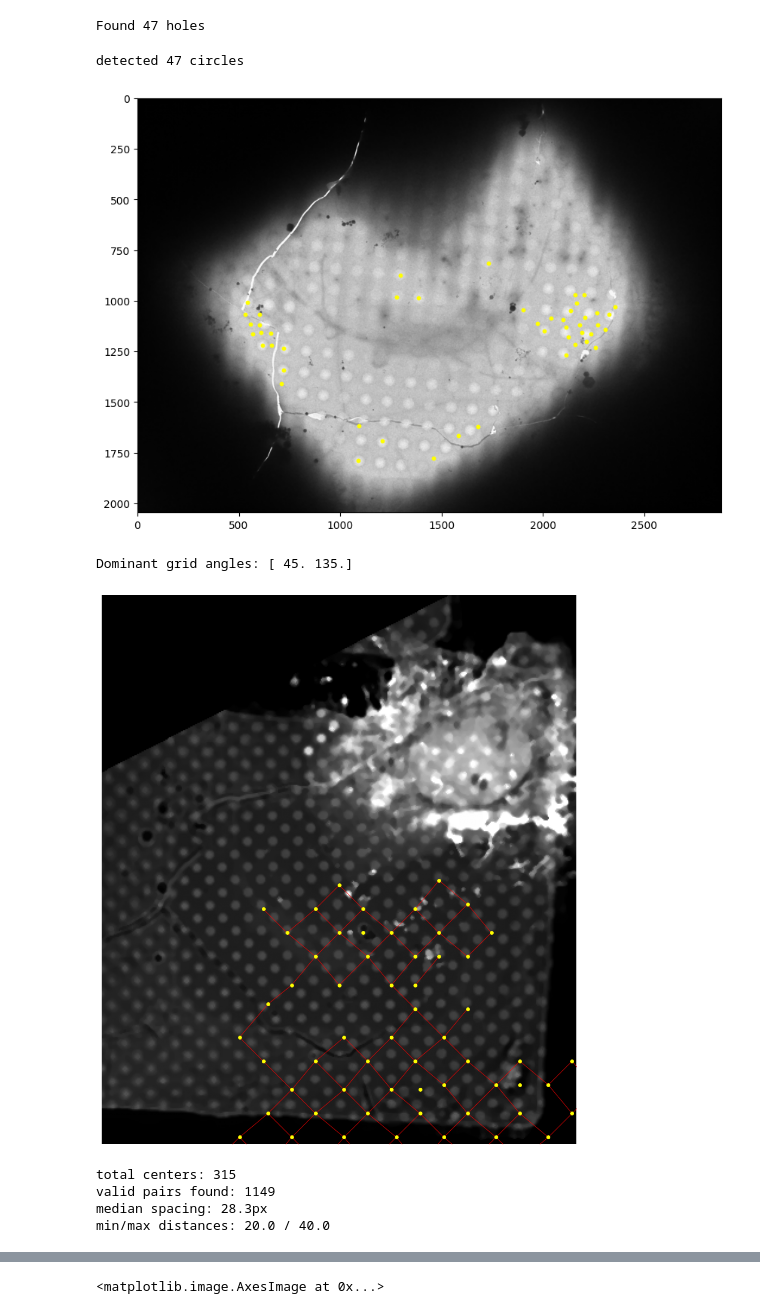
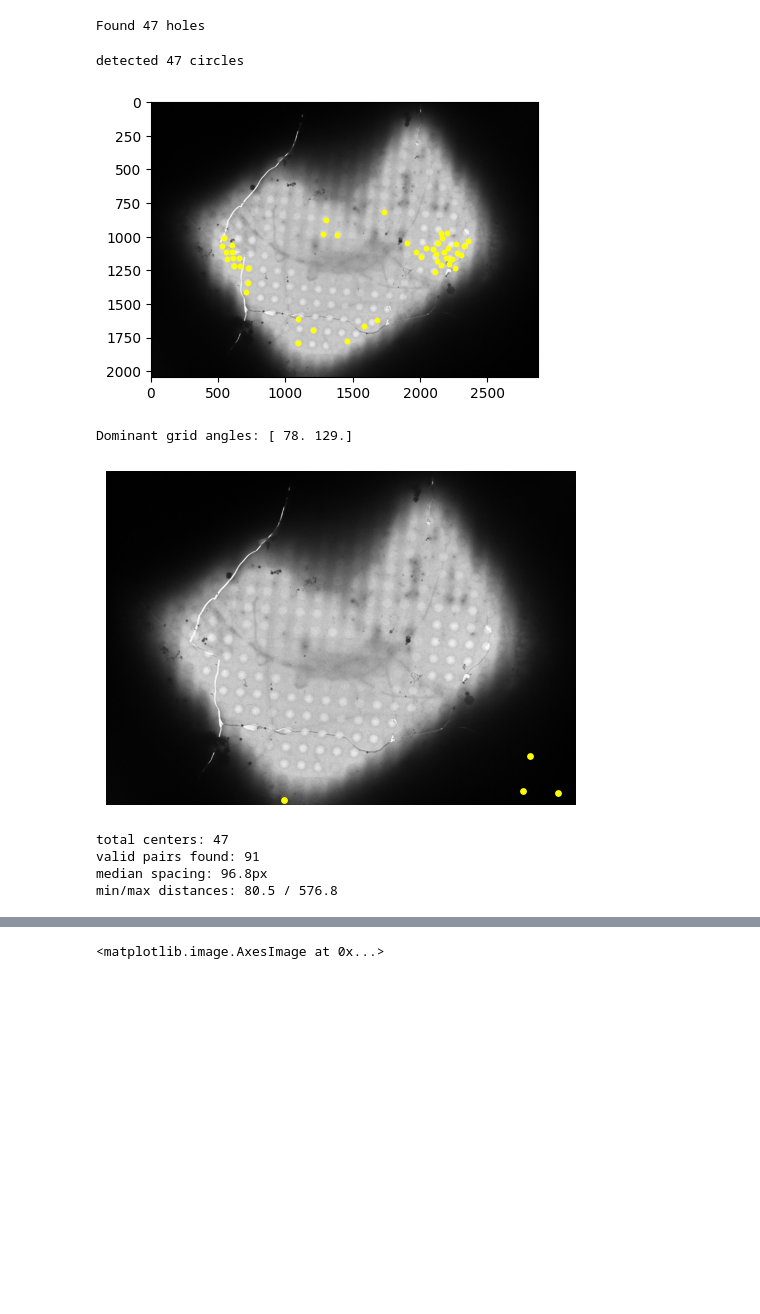
Before and after one commit to Sarztak/flm-tem-correlation, a Jupyter notebook: experiments_tem_flm.ipynb, the cells around one changed output, grey strips where cells are left out. Drawn from its saved outputs; the diff is of its cells as text; code cells hidden in the pictures; blank space fills up the shorter version.

```diff
--- a/experiments_tem_flm.ipynb
+++ b/experiments_tem_flm.ipynb
@@ -501,14 +497,16 @@ def find_hole_centers(
     return circles, centers, img_uint8  # (N, 2) array of (x, y) in original image pixels
 
 
-circles, centers, img_uint8 = find_hole_centers("/content/470Maps_sec01.tif", channel=0, bin_factor=2, threshold=205, min_radius=20, max_radius=50)
+circles, centers, img_uint8 = find_hole_centers(r"ImagePairs\Pair_2\470Maps_sec01.tif", channel=0, bin_factor=2, threshold=205, min_radius=20, max_radius=50)
 print(f"Found {len(centers)} holes")
 # print(centers)
 # %% [output]
 Found 47 holes
 # %%
+import matplotlib.pyplot as plt
+
 print(f"detected {len(circles)} circles")
-fig, ax = plt.subplots(figsize=(10,10))
+fig, ax = plt.subplots(figsize=(5, 5))
 ax.imshow(img_uint8, cmap='gray')
 # for x, y, r in circles:
 #     circle = plt.Circle((x, y), r, fill=False, color='red', linewidth=1)
@@ -517,13 +515,13 @@ ax.scatter(circles[:,0], circles[:,1], c='yellow', s=10)
 plt.show()
 # %% [output]
 detected 47 circles
-[figure, old version]
+[figure, new version]
 # %%
 import numpy as np
 import matplotlib.pyplot as plt
 from scipy.spatial import KDTree
 
-def draw_grid_lines(centers, img=None, angle_tol=15, figsize=(10,10)):
+def draw_grid_lines(centers, img=None, angle_tol=15, figsize=(5, 5)):
     tree = KDTree(centers)
     distances, indices = tree.query(centers, k=5)
 
@@ -569,39 +567,39 @@ def draw_grid_lines(centers, img=None, angle_tol=15, figsize=(10,10)):
     drawn = set()
     for i, j, d in all_pairs:
         pair = tuple(sorted([i, j]))
         if pair in drawn:
             continue
         vec = centers[j] - centers[i]
         angle = np.degrees(np.arctan2(vec[1], vec[0])) % 180
         # check if angle is close to either dominant axis
         close = any(min(abs(angle - a), 180 - abs(angle - a)) < angle_tol
                    for a in dominant_angles)
         if not close:
             continue
         drawn.add(pair)
         x0, y0 = centers[i]
         x1, y1 = centers[j]
         ax.plot([x0, x1], [y0, y1], 'r-', linewidth=0.8, alpha=0.7)
 
     ax.scatter(centers[:, 0], centers[:, 1], c='yellow', s=15, zorder=5)
     ax.set_xlim(0, img.shape[1] if img is not None else centers[:,0].max())
     ax.set_ylim(img.shape[0] if img is not None else centers[:,1].max(), 0)
     ax.axis('off')
     plt.tight_layout()
     plt.show()
     print(f"total centers: {len(centers)}")
     print(f"valid pairs found: {len(all_pairs)}")
     print(f"median spacing: {median_spacing:.1f}px")
     print(f"min/max distances: {distances[:,1].min():.1f} / {distances[:,1].max():.1f}")
 
 draw_grid_lines(centers, img=img_uint8)
 # %% [output]
-Dominant grid angles: [ 45. 135.]
+Dominant grid angles: [ 78. 129.]
-[figure, old version]
+[figure, new version]
-total centers: 315
-valid pairs found: 1149
-median spacing: 28.3px
-min/max distances: 20.0 / 40.0
+total centers: 47
+valid pairs found: 91
+median spacing: 96.8px
+min/max distances: 80.5 / 576.8
 # %%
 import cv2
 import numpy as np
```
Also changed, not shown: parts of 2 cells of this notebook, 14 other files.
